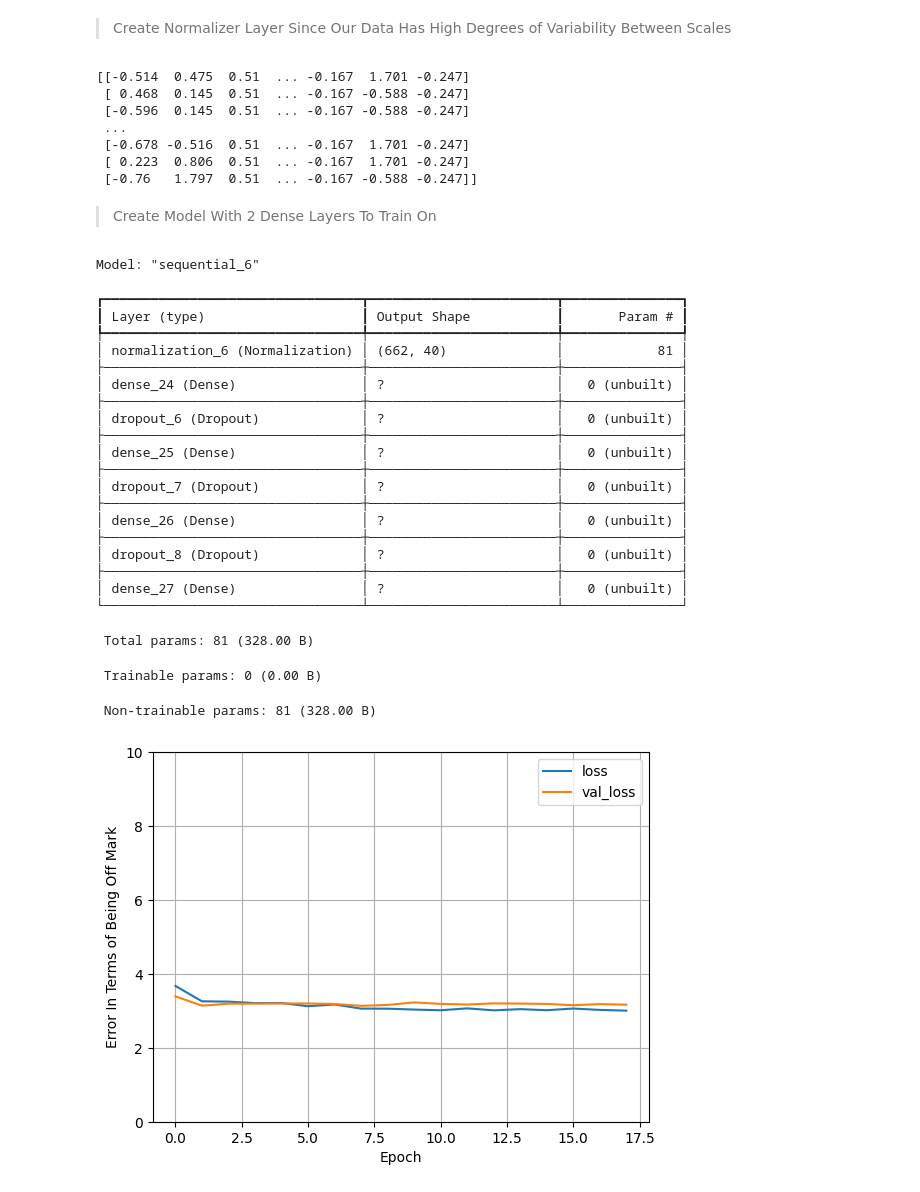
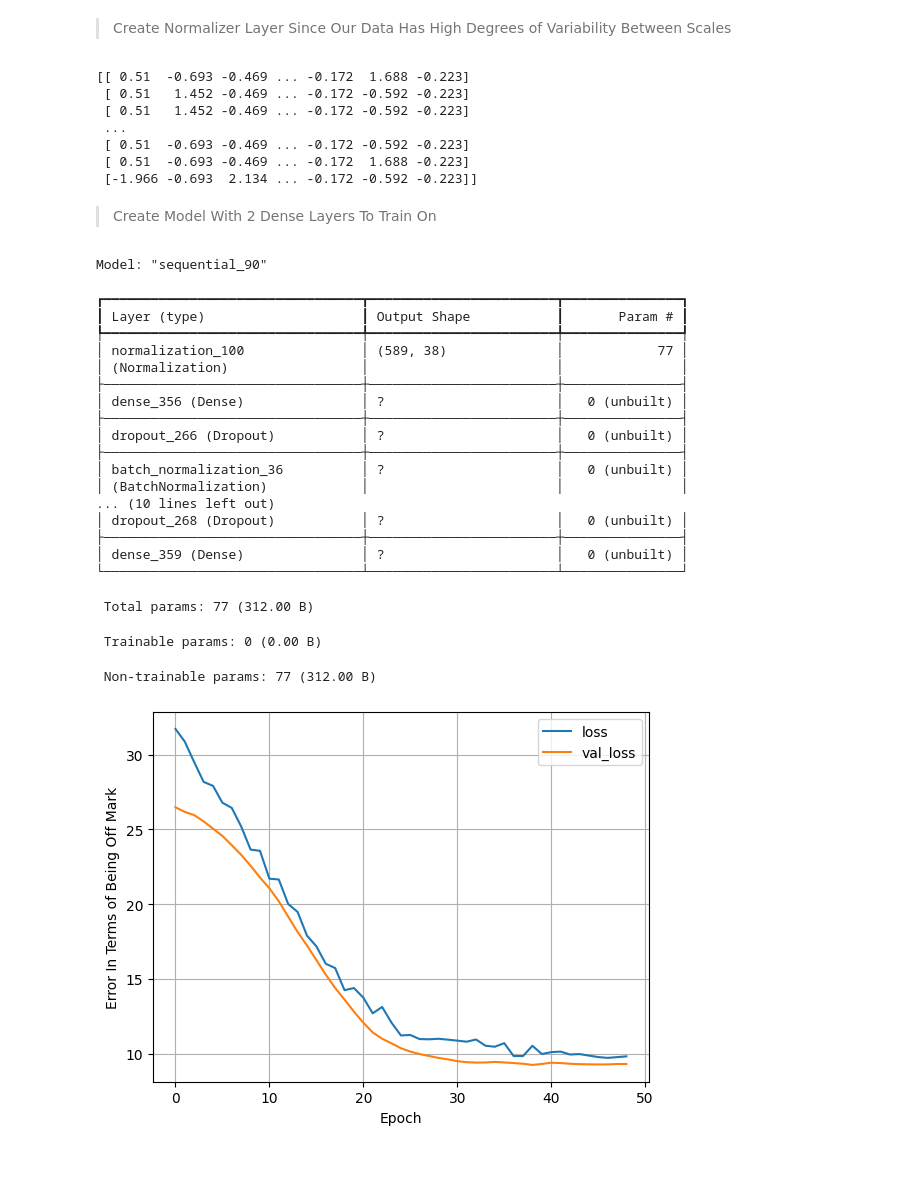
Before and after one commit to ObliqueHacks/musicTaste, a Jupyter notebook: music/music.ipynb, the cells around one changed output. Drawn from its saved outputs; the diff is of its cells as text; code cells hidden in the pictures; blank space fills up the shorter version.

```diff
--- a/music/music.ipynb
+++ b/music/music.ipynb
@@ -53,12 +53,7 @@ dataset.tail()
 5 rows × 44 columns
 # %%
 #all features
-train_superset = dataset.sample(frac=0.9, random_state=0)
+train_superset = dataset.sample(frac=0.8, random_state=0)
 test_superset = dataset.drop(train_superset.index)
-
-#only age and hours per day
-train_subset = train_superset[['Age', 'Hours per day', 'While working', 'Depression', 'Insomnia', 'OCD', 'Anxiety']].copy()
-test_subset = test_superset[['Age', 'Hours per day', 'While working', 'Depression', 'Insomnia', 'OCD', 'Anxiety']].copy()
-
-train_subset.tail()
+train_superset.tail()
 # %% [output]
@@ -91,10 +87,10 @@ plt.show()
 # %%
 #seperate the output from input
 test_subset_labels = test_superset[['Depression', 'Insomnia', 'Anxiety', 'OCD']].copy().astype(np.float32)
-test_subset = test_superset.drop(columns=['Depression', 'Insomnia', 'Anxiety', 'OCD']).copy().astype(np.float32)
+test_subset = test_superset.drop(columns=['Depression', 'Insomnia', 'Anxiety', 'OCD', 'Hours per day', 'Age']).copy().astype(np.float32)
 
 train_superset_labels = train_superset[['Depression', 'Insomnia', 'Anxiety', 'OCD']].copy().astype(np.float32)
-train_superset = train_superset.drop(columns=['Depression', 'Insomnia', 'Anxiety', 'OCD']).copy().astype(np.float32)
+train_superset = train_superset.drop(columns=['Depression', 'Insomnia', 'Anxiety', 'OCD', 'Hours per day', 'Age']).copy().astype(np.float32)
 
 train_superset_labels.tail()
 # %% [output]
@@ -117,28 +113,30 @@ normalizer.adapt(np.array(train_superset))
 normalized_data = normalizer(train_superset)
 print(normalized_data.numpy())
 # %% [output]
-[[-0.514  0.475  0.51  ... -0.167  1.701 -0.247]
- [ 0.468  0.145  0.51  ... -0.167 -0.588 -0.247]
- [-0.596  0.145  0.51  ... -0.167 -0.588 -0.247]
+[[ 0.51  -0.693 -0.469 ... -0.172  1.688 -0.223]
+ [ 0.51   1.452 -0.469 ... -0.172 -0.592 -0.223]
+ [ 0.51   1.452 -0.469 ... -0.172 -0.592 -0.223]
  ...
- [-0.678 -0.516  0.51  ... -0.167  1.701 -0.247]
- [ 0.223  0.806  0.51  ... -0.167  1.701 -0.247]
- [-0.76   1.797  0.51  ... -0.167 -0.588 -0.247]]
+ [ 0.51  -0.693 -0.469 ... -0.172 -0.592 -0.223]
+ [ 0.51  -0.693 -0.469 ... -0.172  1.688 -0.223]
+ [-1.966 -0.693  2.134 ... -0.172 -0.592 -0.223]]
 # %% [markdown]
 > Create Model With 2 Dense Layers To Train On
 # %%
 def build_and_compile_model(norm):
     model = tf.keras.Sequential([
         norm,
-        layers.Dense(64, activation='relu', kernel_regularizer=regularizers.l2(0.001)),
+        layers.Dense(128, activation='relu', kernel_regularizer=regularizers.l2(0.001)),
+        layers.Dropout(0.5),
+        layers.BatchNormalization(),
+        layers.Dense(64, activation='tanh', kernel_regularizer=regularizers.l2(0.001)),
         layers.Dropout(0.5),
         layers.Dense(64, activation='relu', kernel_regularizer=regularizers.l2(0.001)),
+        layers.BatchNormalization(),
         layers.Dropout(0.5),
-        layers.Dense(64, activation='relu', kernel_regularizer=regularizers.l2(0.001)),
-        layers.Dropout(0.5),
-        layers.Dense(1)
+        layers.Dense(4)
     ])
-    model.compile(loss='mean_absolute_error',
+    model.compile(loss='mean_squared_error',
                   optimizer=tf.keras.optimizers.Adam(0.001))
     return model
 
@@ -150,41 +148,38 @@ history = dnn_mh_Model.fit(
     train_superset,
     train_superset_labels,
     validation_split=0.2,
-    verbose=0, epochs=200, callbacks=[early_stopping])
+    verbose=0, epochs=400, callbacks=[early_stopping])
 # %% [output]
-Model: "sequential_6"
+Model: "sequential_90"
 ┏━━━━━━━━━━━━━━━━━━━━━━━━━━━━━━━━━┳━━━━━━━━━━━━━━━━━━━━━━━━┳━━━━━━━━━━━━━━━┓
 ┃ Layer (type)                    ┃ Output Shape           ┃       Param # ┃
 ┡━━━━━━━━━━━━━━━━━━━━━━━━━━━━━━━━━╇━━━━━━━━━━━━━━━━━━━━━━━━╇━━━━━━━━━━━━━━━┩
-│ normalization_6 (Normalization) │ (662, 40)              │            81 │
+│ normalization_100               │ (589, 38)              │            77 │
+│ (Normalization)                 │                        │               │
 ├─────────────────────────────────┼────────────────────────┼───────────────┤
-│ dense_24 (Dense)                │ ?                      │   0 (unbuilt) │
+│ dense_356 (Dense)               │ ?                      │   0 (unbuilt) │
 ├─────────────────────────────────┼────────────────────────┼───────────────┤
-│ dropout_6 (Dropout)             │ ?                      │   0 (unbuilt) │
+│ dropout_266 (Dropout)           │ ?                      │   0 (unbuilt) │
 ├─────────────────────────────────┼────────────────────────┼───────────────┤
-│ dense_25 (Dense)                │ ?                      │   0 (unbuilt) │
+│ batch_normalization_36          │ ?                      │   0 (unbuilt) │
+│ (BatchNormalization)            │                        │               │
+... (10 lines left out)
+│ dropout_268 (Dropout)           │ ?                      │   0 (unbuilt) │
 ├─────────────────────────────────┼────────────────────────┼───────────────┤
-│ dropout_7 (Dropout)             │ ?                      │   0 (unbuilt) │
-├─────────────────────────────────┼────────────────────────┼───────────────┤
-│ dense_26 (Dense)                │ ?                      │   0 (unbuilt) │
-├─────────────────────────────────┼────────────────────────┼───────────────┤
-│ dropout_8 (Dropout)             │ ?                      │   0 (unbuilt) │
-├─────────────────────────────────┼────────────────────────┼───────────────┤
-│ dense_27 (Dense)                │ ?                      │   0 (unbuilt) │
+│ dense_359 (Dense)               │ ?                      │   0 (unbuilt) │
 └─────────────────────────────────┴────────────────────────┴───────────────┘
- Total params: 81 (328.00 B)
+ Total params: 77 (312.00 B)
  Trainable params: 0 (0.00 B)
- Non-trainable params: 81 (328.00 B)
+ Non-trainable params: 77 (312.00 B)
 # %%
 def plot_loss(history):
   plt.plot(history.history['loss'], label='loss')
   plt.plot(history.history['val_loss'], label='val_loss')
-  plt.ylim([0, 10])
   plt.xlabel('Epoch')
   plt.ylabel('Error In Terms of Being Off Mark')
   plt.legend()
   plt.grid(True)
 
 plot_loss(history)
 # %% [output]
-[figure, old version]
+[figure, new version]
```
Also changed, not shown: parts of 3 cells of this notebook.
